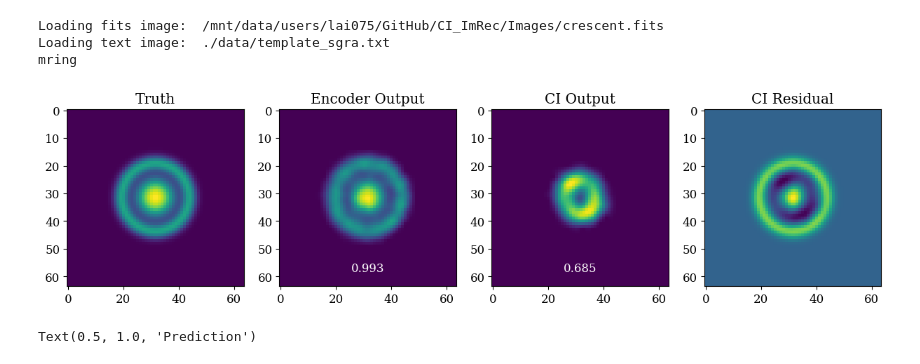
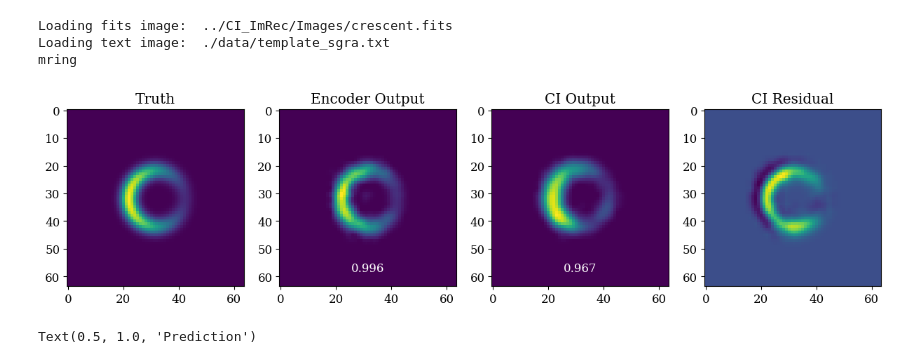
Before and after one commit to samlaihei/CI_ML, a Jupyter notebook: ML_img_AEattn.ipynb, the cells around one changed output. Drawn from its saved outputs; the diff is of its cells as text; code cells hidden in the pictures.

```diff
--- a/ML_img_AEattn.ipynb
+++ b/ML_img_AEattn.ipynb
@@ -479,10 +466,10 @@ for i, data in enumerate(test, 0):
 # test with custom image
 imgdim = 64
 
-model = torch.load('models/'+model_name+'.pt')
-# model = torch.load('models/ae_mlp_300524.pt')
 
-load_fits = '/mnt/data/users/lai075/GitHub/CI_ImRec/Images/crescent.fits'
+model = torch.load('models/'+model_name+'.pt').to(device)
+
+load_fits = '../CI_ImRec/Images/crescent.fits'
 
 img = eh.image.load_fits(load_fits)
 
@@ -493,7 +480,6 @@ im = img.imarr()
 
 # im = np.load('../workspace/sgraBroderick.npy')[5000]
 # im = np.load('/mnt/data/users/lai075/GitHub/CI_ImRec/ClosureClassification/Training_3/imgs_center2.npy')[3]
-im = np.load('/mnt/data/users/lai075/GitHub/CI_ImRec/ClosureClassification/Training_temp/test.npy')
 
 im = im/np.max(im) # normalise the intensity
 
@@ -531,35 +517,35 @@ ax[1].text(0.5, 0.1, f'{xcorr:.3f}', ha='center', va='center', transform=ax[1].t
 
 # flip
 # outputs = torch.Tensor(outputs)
 # outputs = torch.flip(outputs, [0,1])
 # outputs = outputs.cpu().detach().numpy()
 
 ax[2].imshow(outputs)
 ax[2].set_title('CI Output')
 idx, xcorr = nxcorr(torch.Tensor(outputs), torch.Tensor(im)**(1./power))
 xcorr = xcorr.cpu().detach().numpy()[0]
 ax[2].text(0.5, 0.1, f'{xcorr:.3f}', ha='center', va='center', transform=ax[2].transAxes, color='white')
 
 
 ax[3].imshow(im-outputs)
 ax[3].set_title('CI Residual')
 
 
 # predict class
 cls_pred = model.predict_class(invs).cpu().detach().numpy()
 cls_pred = mnames[np.argmax(cls_pred)]
 print(cls_pred)
 
 output = img.copy().regrid_image(img.fovx(), 64)
 output._imdict['I'] = outputs
 
 
 # output.save_fits('results/ML-image/'+name+'.fits')
 # %% [output]
-Loading fits image:  /mnt/data/users/lai075/GitHub/CI_ImRec/Images/crescent.fits
+Loading fits image:  ../CI_ImRec/Images/crescent.fits
 Loading text image:  ./data/template_sgra.txt
 mring
-[figure, old version]
+[figure, new version]
 # %%
 fig, ax = plt.subplots(1, 2, figsize=(10,5))
 ax[0].imshow(im, cmap=plt.get_cmap('afmhot'))
```
Also changed, not shown: parts of 7 cells of this notebook, 3 other files.
